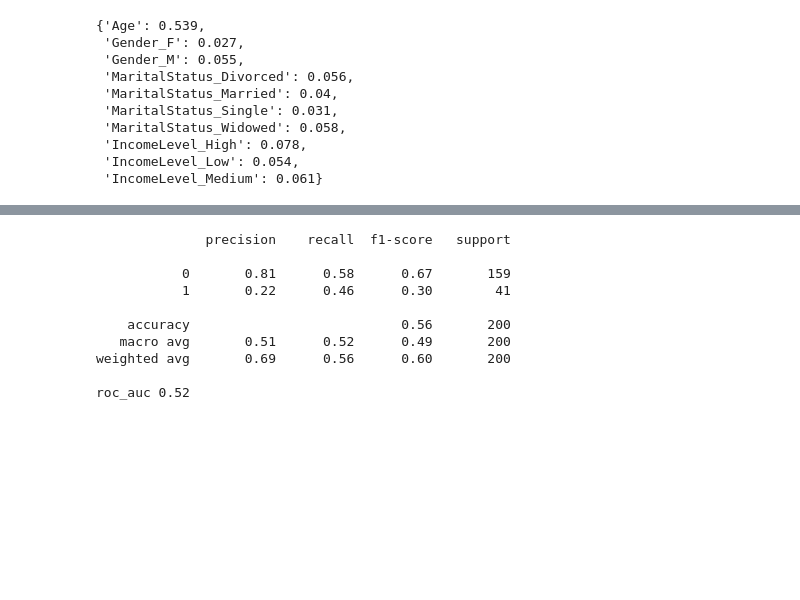
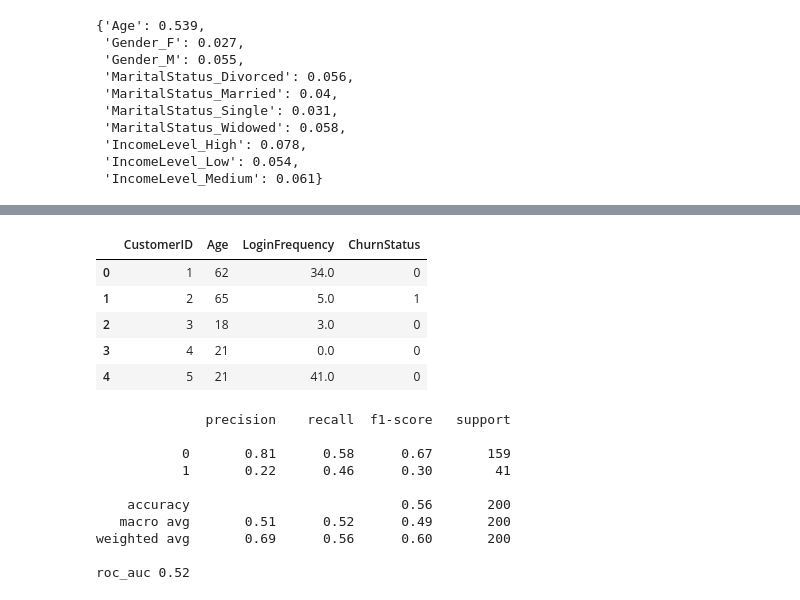
Before and after one commit to shtrausslearning/shtrausslearning.github.io, a Jupyter notebook: docs/notebooks/projects/lloyds_ds/task2_nb.ipynb, the cells around one changed output, grey strips where cells are left out. Saved outputs shown, nothing was run; the diff lists cells and outputs as text; code cells hidden in the pictures; blank space fills up the shorter version.

```diff
--- a/docs/notebooks/projects/lloyds_ds/task2_nb.ipynb
+++ b/docs/notebooks/projects/lloyds_ds/task2_nb.ipynb
@@ -656,11 +232,21 @@ dict(zip(X_train.columns,feat_import))
 # %%
 customID = pd.Series(demographic['CustomerID'].unique()).to_frame()
 customID.columns = ['CustomerID']
 
 activity_churn = activity.merge(status,left_on='CustomerID',right_on='CustomerID',how='left')
 latest_activity = activity_churn[activity_churn['LastLoginDate'] > '2023-10-18']
 
 latest_activity_agg = latest_activity.groupby('CustomerID')['LoginFrequency'].sum()
 
 customID = customID.merge(latest_activity_agg,left_on='CustomerID',right_on='CustomerID',how='left').fillna(0)
 customID = customID.merge(status,left_on='CustomerID',right_on='CustomerID')
+
+customID = demographic[['CustomerID','Age']].merge(customID,left_on='CustomerID',right_on='CustomerID',how='left')
+customID.head()
+# %% [output]
+|  | CustomerID | Age | LoginFrequency | ChurnStatus |
+| 0 | 1 | 62 | 34.0 | 0 |
+| 1 | 2 | 65 | 5.0 | 1 |
+| 2 | 3 | 18 | 3.0 | 0 |
+| 3 | 4 | 21 | 0.0 | 0 |
+| 4 | 5 | 21 | 41.0 | 0 |
```
Also changed, not shown: parts of 51 cells of this notebook.
